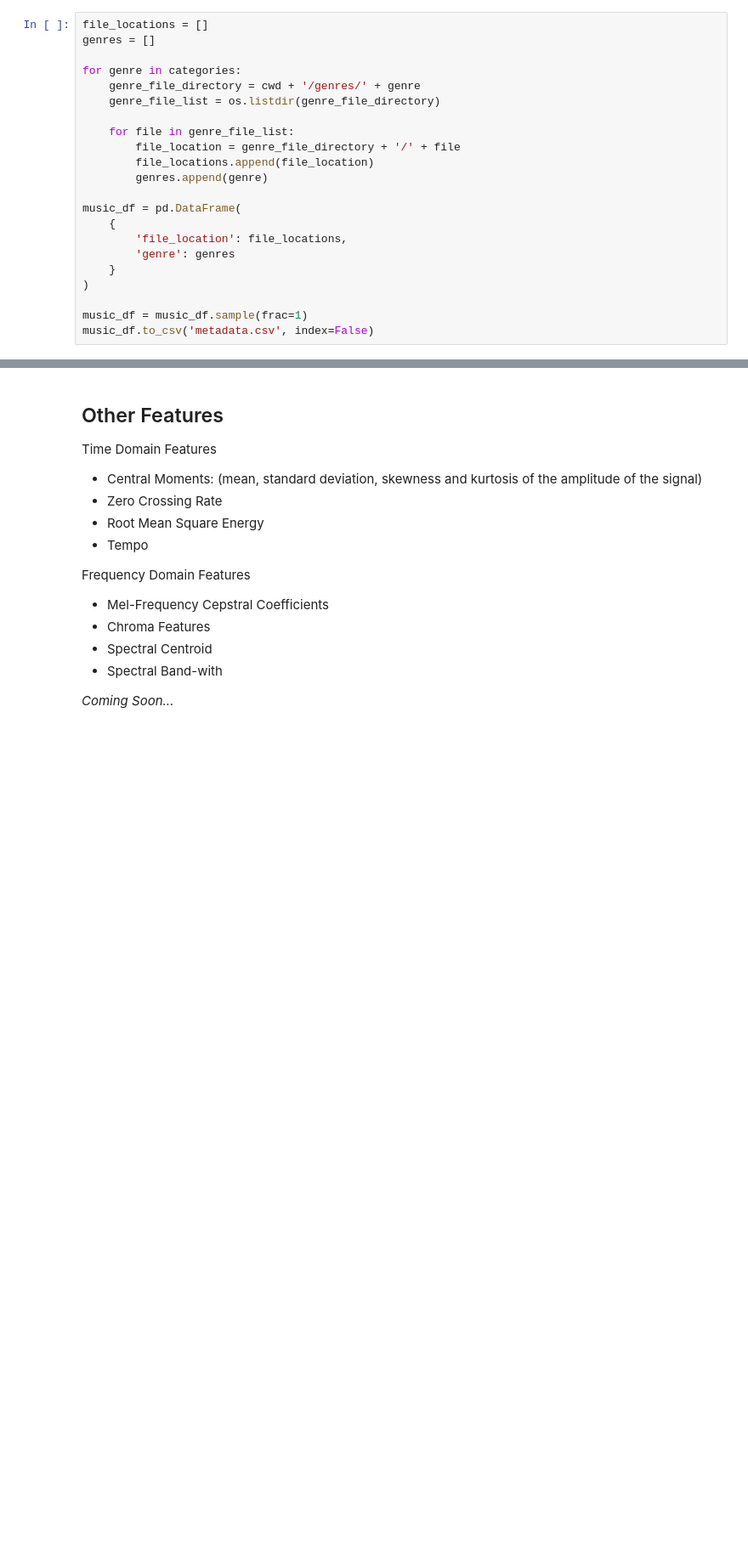
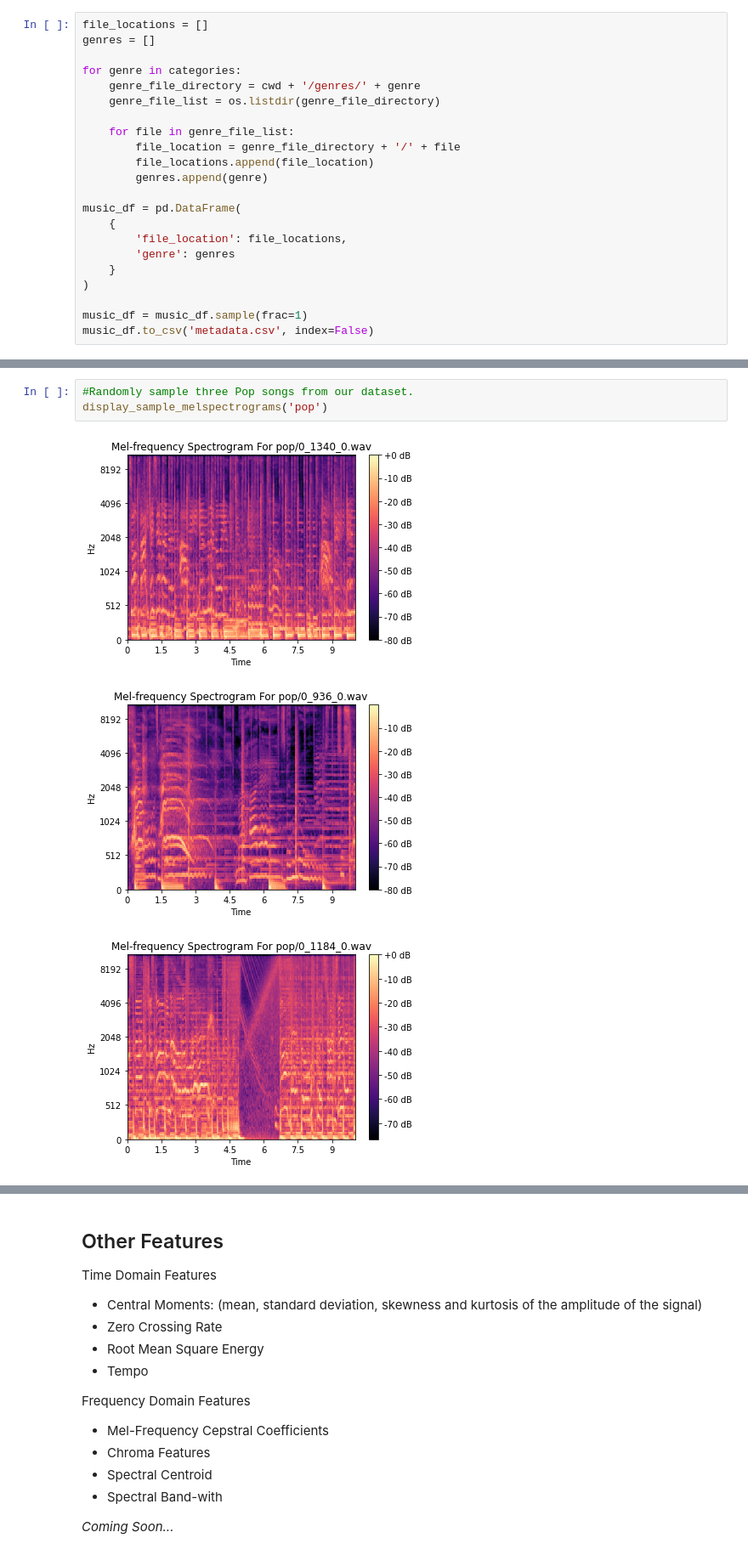
Before and after one commit to xnell90/Music-Genre-Classifier, a Jupyter notebook: data/exploratory_data_analysis.ipynb, the cells around one changed output, grey strips where cells are left out. Shown at 85% size. Saved outputs shown, nothing was run; the diff lists cells and outputs as text; blank space fills up the shorter version.

```diff
--- a/data/exploratory_data_analysis.ipynb
+++ b/data/exploratory_data_analysis.ipynb
@@ -62,0 +103,7 @@ A spectrogram is a 2D representation of a signal, having time on the x-axis and
+# %%
+#Randomly sample three Pop songs from our dataset.
+display_sample_melspectrograms('pop')
+# %% [output]
+[figure, added]
+[figure, added]
+[figure, added]
```
Also changed, not shown: parts of 10 cells of this notebook, 1 other file.
